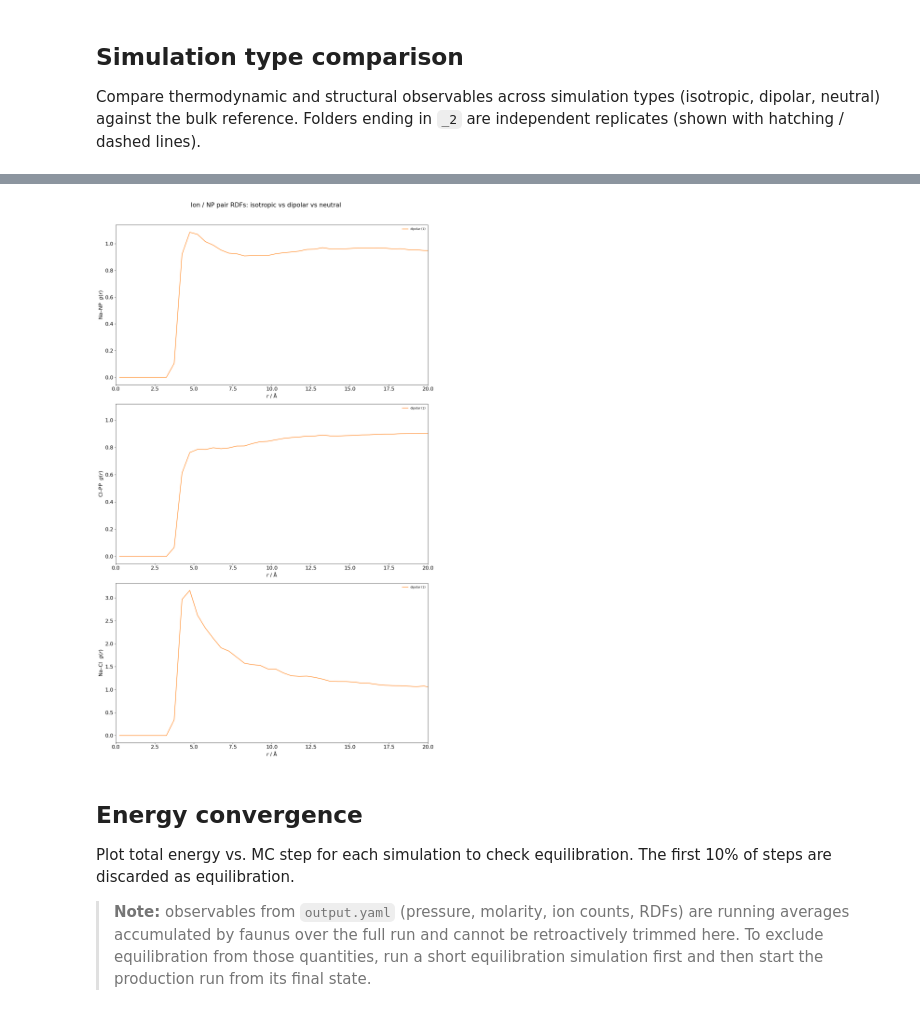
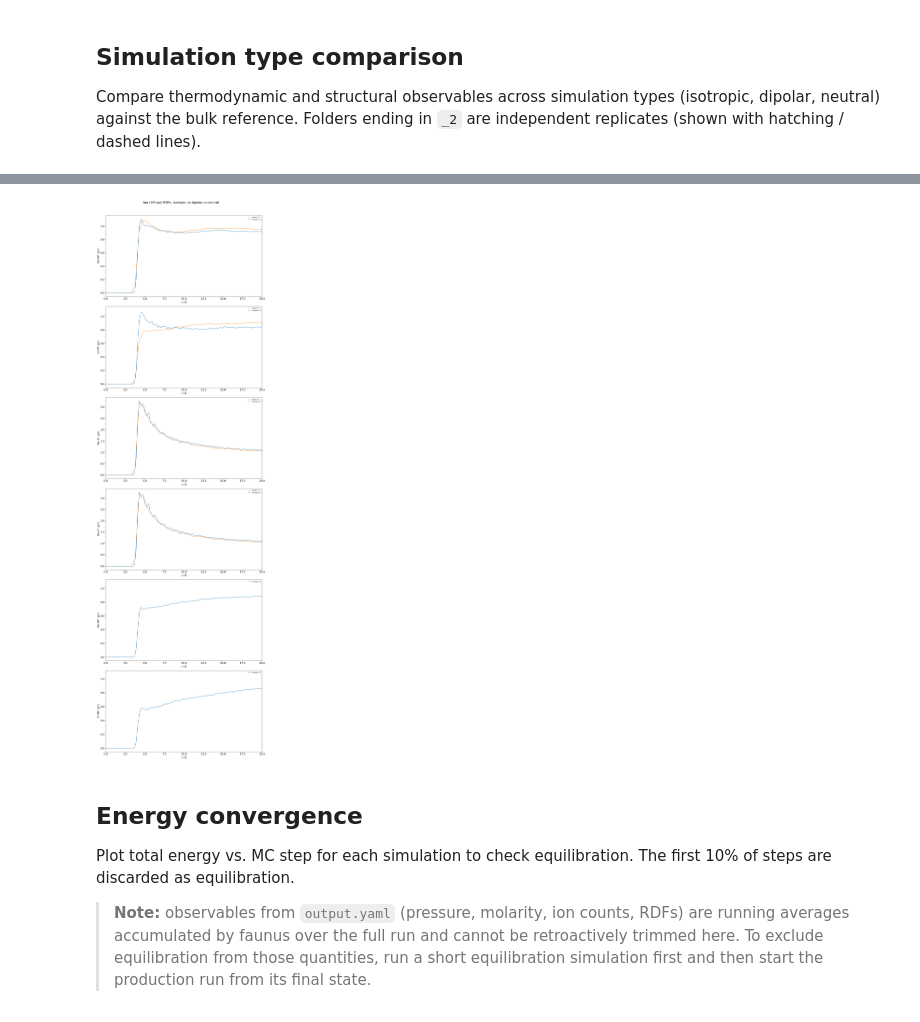
Before and after one commit to mlund/cppm-crowded, a Jupyter notebook: notebook_sebas.ipynb, the cells around one changed output, grey strips where cells are left out. Cells and saved outputs as stored; diff of their text form; code cells hidden in the pictures.

Commit message:
Augmenting the generate_input.py with the P28 model. Updating notebook_sebas.ipynb to plot also Na-MP and Cl-MP rdfs. Adding the P28.xyz.

```diff
--- a/notebook_sebas.ipynb
+++ b/notebook_sebas.ipynb
@@ -668,39 +672,41 @@ rdf_files = [
     ('Cl–PP',        'rdf-cl-pp.csv'),
     ('Na–Cl',        'rdf-na-cl.csv'),
     ('Na–Cl',        'rdf-na-cl.csv'),
+    ('Na–MP',        'rdf-na-mp.csv'),
+    ('Cl–MP',        'rdf-cl-mp.csv'),
 ]
 
 type_color = {'isotropic': 'tab:blue', 'dipolar': 'tab:orange', 'neutral': 'tab:purple'}
 
 fig, axes = plt.subplots(len(rdf_files), 1, figsize=(15, 8 * len(rdf_files)), sharex=False)
 
 for ax, (rdf_label, rdf_file) in zip(axes, rdf_files):
     for _, row in sim_dirs[sim_dirs['type'].isin(['isotropic', 'dipolar', 'neutral'])].iterrows():
         rdf_path = os.path.join(row['dir'], rdf_file)
         if not os.path.exists(rdf_path):
             continue
         df = pd.read_csv(rdf_path)
         label = f"{row['type']} ({row['suffix']})"
         ax.plot(df['r'], df['g(r)'],
                 color=type_color[row['type']], ls=rep_ls(row['replicate']),
                 lw=1.5, alpha=rep_alpha(row['replicate']), label=label)
     ax.set_ylabel(rdf_label + r'  $g(r)$')
     ax.set_xlabel(r'$r$ / Å')
     ax.set_xlim(0,20)
     ax.legend(loc=0, frameon=False, fontsize=9)
 
 # Add bulk Na–Cl reference to the last subplot
 bulk_nacl_path = os.path.join(workdir, 'bulk_C_1000', 'rdf-nacl.csv')
 if os.path.exists(bulk_nacl_path):
     df_bulk = pd.read_csv(bulk_nacl_path)
     axes[-1].plot(df_bulk['r'], df_bulk['g(r)'],
                   color='tab:gray', ls='-', lw=1.5)#, label='bulk')
     #axes[-1].legend(loc="upper right", frameon=False, fontsize=9)
 
 plt.suptitle('Ion / NP pair RDFs: isotropic vs dipolar vs neutral', y=1.01)
 plt.tight_layout()
 # %% [output]
-[figure, old version]
+[figure, new version]
 # %% [markdown]
 ## Energy convergence
 
```
Also changed, not shown: parts of 8 cells of this notebook, 3 other files.
